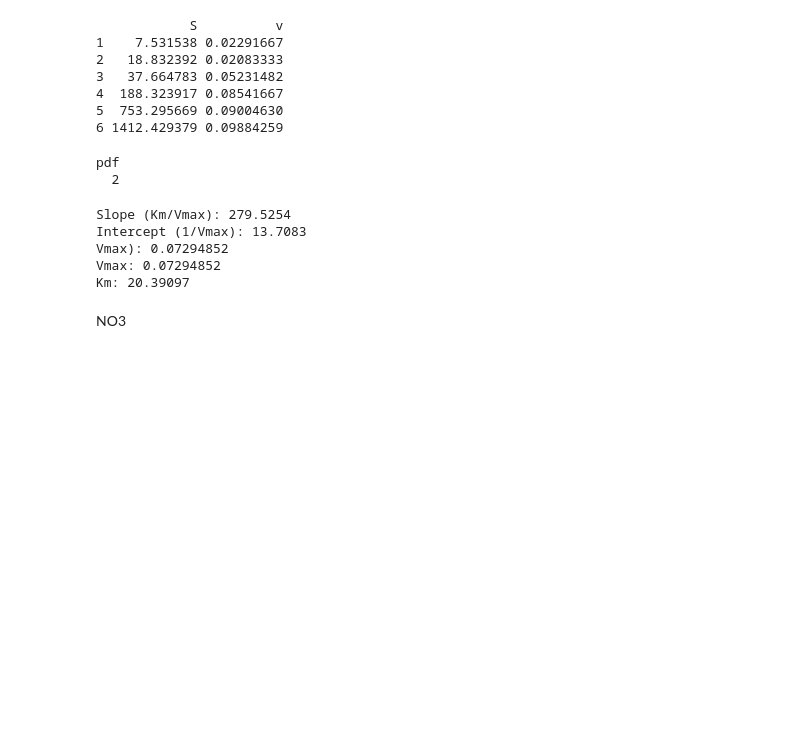
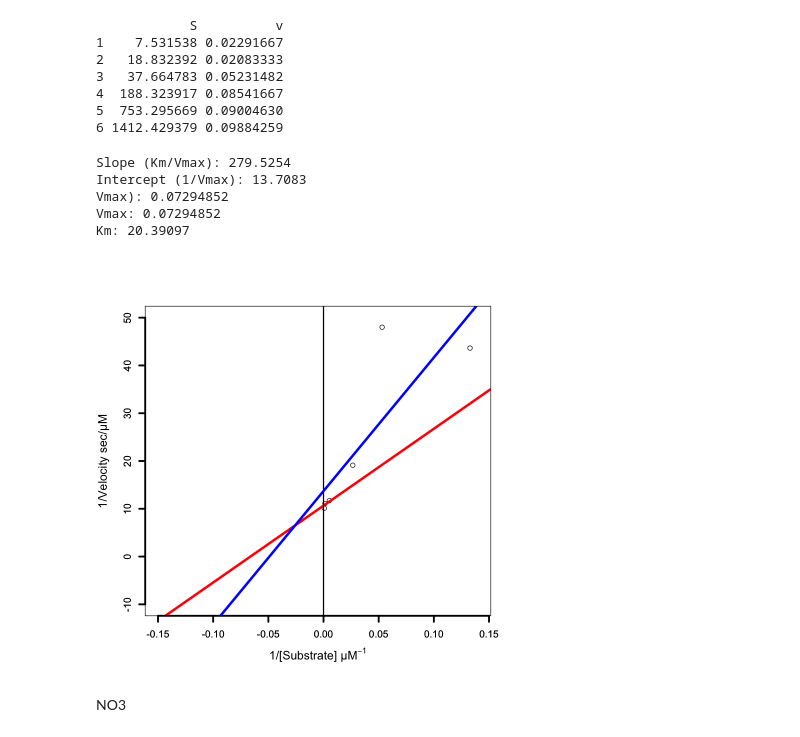
Before and after one commit to piqueen314/enzyme_kinematics, a Jupyter notebook: lineweaverBurk.ipynb, the cells around one changed output. Cells and saved outputs as stored; diff of their text form; code cells hidden in the pictures; blank space fills up the shorter version.

Commit message:
adds data analysis jupyter notebook

```diff
--- a/lineweaverBurk.ipynb
+++ b/lineweaverBurk.ipynb
@@ -1,7 +1,2 @@
 # %% [markdown]
 no inhibition
-# %%
-mm <- structure(list(S = c(9.998, 25, 50, 100, 1000, 1875),
-                     v = c(0.041, 0.047, 0.060, 0.071, 0.139, 0.126)),
-                    .Names = c("S", "v"), class = "data.frame", row.names = c(NA, 6L))
-print(mm)
@@ -82,39 +58,38 @@ print(mmBr)
 inv_substrateBr <- 1/ mmBr$S
 inv_velocityBr <- 1/ mmBr$v
 # %%
-svg('lwb_br.svg')
+#svg('lwb_br.svg')
 # Plot the Lineweaver-Burk plot
 plot(inv_substrateBr, inv_velocityBr, xlab = expression("1/[Substrate] μM"^-1), ylab = "1/Velocity sec/μM", cex.lab=1.2,
     xlim=c(-0.15,0.14), ylim=c(-10,50))
 abline(model, col="red", lwd=4)
 abline(v=0, lwd=2)
 axis(side=1,lwd=3)
 axis(side=2,lwd=3)
 
 # Fit a linear regression line
 modelBr <- lm(inv_velocityBr ~ inv_substrateBr)
 abline(modelBr,col="blue", lwd=4)
 # make plot
-dev.off()
+#dev.off()
 
 # Extract slope and intercept (Km/Vmax and 1/Vmax)
 slope <- coef(modelBr)[2]
 intercept <- coef(modelBr)[1]
 
 # Print results
 cat("Slope (Km/Vmax):", slope, "\n")
 cat("Intercept (1/Vmax):", intercept, "\n")
 cat("Vmax):", 1/intercept, "\n")
 cat("Vmax:", 1/intercept, "\n")
 cat("Km:", slope/intercept, "\n")
 # %% [output]
-pdf
-  2
+Slope (Km/Vmax): 279.5254
+Intercept (1/Vmax): 13.7083
+Vmax): 0.07294852
+Vmax: 0.07294852
+Km: 20.39097
-Slope (Km/Vmax): 279.5254
-Intercept (1/Vmax): 13.7083
-Vmax): 0.07294852
-Vmax: 0.07294852
-Km: 20.39097
+[figure, added]
 # %%
 
 # make plot
```
Also changed, not shown: parts of 7 cells of this notebook, 10 other files.
